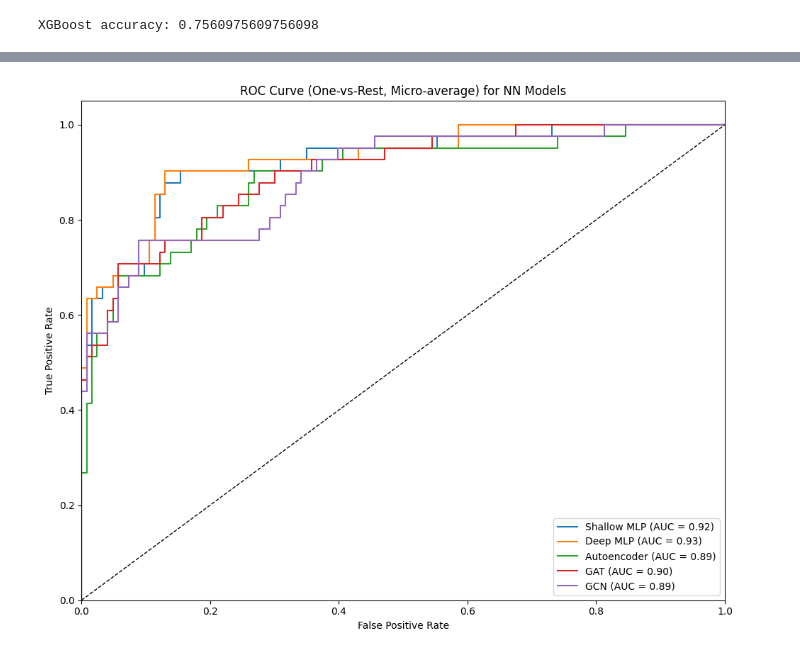
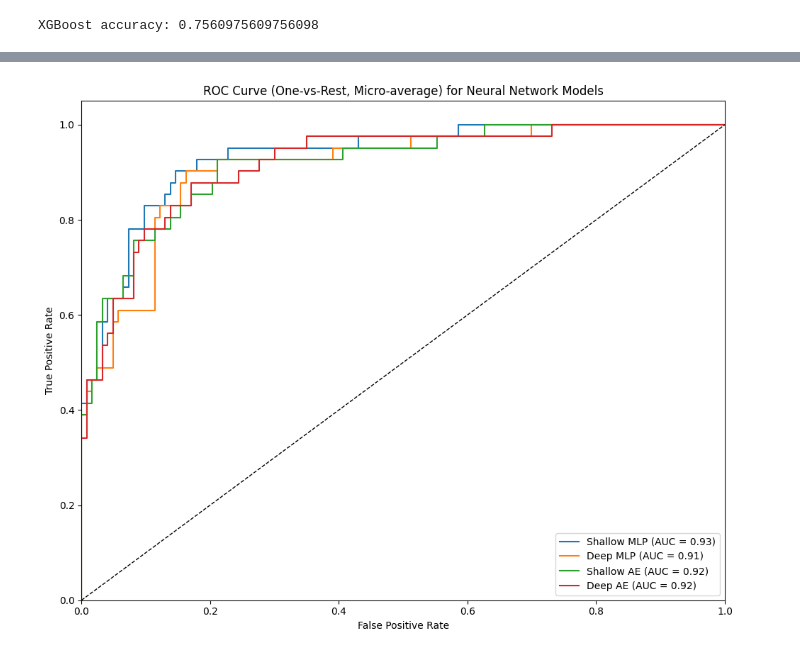
Before and after one commit to Shahriar1638/Multi-omics-Cancer-subtype, a Jupyter notebook: Mofa_with_3Omics_bestScore.ipynb, the cells around one changed output, grey strips where cells are left out. Cells and saved outputs as stored; diff of their text form; code cells hidden in the pictures.

```diff
--- a/Mofa_with_3Omics_bestScore.ipynb
+++ b/Mofa_with_3Omics_bestScore.ipynb
@@ -238,7 +169,7 @@ Phenotype data contains 3960 null values.
 expression_data_log = np.log2(expression_data + 1)
 
 # Z-score standardization
-selector_expr = VarianceThreshold(threshold=0.05)
+selector_expr = VarianceThreshold(threshold=0.01)
 expression_filtered = pd.DataFrame(
     selector_expr.fit_transform(expression_data_log.T).T,
     index=expression_data_log.index[selector_expr.get_support()],
@@ -251,7 +182,7 @@ expression_data_scaled = expression_filtered.copy()
 # Methylation data preprocessing -------------------------------------------------->
 
 # Drop probes with more than 20% missing values
-methylation_data = methylation_data.dropna(thresh=0.75 * methylation_data.shape[1], axis=0)
+methylation_data = methylation_data.dropna(thresh=0.8* methylation_data.shape[1], axis=0)
 
 # Convert beta values to M-values
 epsilon = 1e-6
@@ -259,7 +190,7 @@ methylation_beta = methylation_data.clip(epsilon, 1 - epsilon)
 methylation_m_values = np.log2(methylation_beta / (1 - methylation_beta))
 
 # Remove low-variance methylation probes
-selector = VarianceThreshold(threshold=0.05)
+selector = VarianceThreshold(threshold=0.01)
 methylation_filtered = pd.DataFrame(
     selector.fit_transform(methylation_m_values.T).T,
     index=methylation_m_values.index[selector.get_support()],
@@ -271,15 +202,14 @@ methylation_scaled = methylation_filtered.copy()
 # Copy number data preprocessing -------------------------------------------------->
 
 # Drop genes with >20% missing values
-gene_missing_threshold = 0.2
 copy_number_data_filtered = copy_number_data.loc[
-    copy_number_data.isnull().mean(axis=1) < gene_missing_threshold
+    copy_number_data.isnull().mean(axis=1) < 0.2
 ]
 # # Cap values to biologically plausible range
 # copy_number_imputed = copy_number_data_filtered
-cnv_clipped = copy_number_data_filtered.clip(lower=0.01, upper=6)
+cnv_clipped = copy_number_data_filtered.clip(lower=0.05, upper=6)
 log_cnv = np.log2(cnv_clipped / 2)
-cnv_selector = VarianceThreshold(threshold=0.05)
+cnv_selector = VarianceThreshold(threshold=0.01)
 copy_number_scaled = pd.DataFrame(
     cnv_selector.fit_transform(log_cnv.T).T,
     index=log_cnv.index[cnv_selector.get_support()],
@@ -1502,42 +1191,40 @@ import numpy as np
 nn_models = [
     ('Shallow MLP', logits_shallow, y_true_shallow),
     ('Deep MLP', logits_deep, y_true_deep),
-    ('Autoencoder', logits_ae, y_true_ae),
-    ('GAT', logits_gat[mask_test], y_true_gat),
-    ('GCN', logits_gcn[mask_test], y_true_gcn)
+    ('Shallow AE', logits_shallow_ae, y_true_ae),
+    ('Deep AE', logits_deep_ae, y_true_ae)
  ]
 
 plt.figure(figsize=(10, 8))
 for name, logits, y_true in nn_models:
     try:
         # Convert logits to probabilities
-        y_pred_proba = np.exp(logits.cpu().numpy())
-        y_pred_proba = y_pred_proba / y_pred_proba.sum(axis=1, keepdims=True)
+        y_pred_proba = F.softmax(logits, dim=1).cpu().numpy()
         classes = np.unique(y_true)
         y_test_bin = label_binarize(y_true, classes=classes)
         n_classes = y_test_bin.shape[1]
         # Compute ROC curve and AUC for each class
         fpr = dict()
         tpr = dict()
         roc_auc = dict()
         for i in range(n_classes):
             fpr[i], tpr[i], _ = roc_curve(y_test_bin[:, i], y_pred_proba[:, i])
             roc_auc[i] = auc(fpr[i], tpr[i])
         # Compute micro-average ROC curve and AUC
         fpr['micro'], tpr['micro'], _ = roc_curve(y_test_bin.ravel(), y_pred_proba.ravel())
         roc_auc['micro'] = auc(fpr['micro'], tpr['micro'])
         plt.plot(fpr['micro'], tpr['micro'], label=f'{name} (AUC = {roc_auc["micro"]:.2f})')
     except Exception as e:
         print(f"Could not plot ROC for {name}: {e}")
 
 plt.plot([0, 1], [0, 1], 'k--', lw=1)
 plt.xlim([0.0, 1.0])
 plt.ylim([0.0, 1.05])
 plt.xlabel('False Positive Rate')
 plt.ylabel('True Positive Rate')
-plt.title('ROC Curve (One-vs-Rest, Micro-average) for NN Models')
+plt.title('ROC Curve (One-vs-Rest, Micro-average) for Neural Network Models')
 plt.legend(loc='lower right')
 plt.tight_layout()
 plt.show()
 # %% [output]
-[figure, old version]
+[figure, new version]
```
Also changed, not shown: parts of 25 cells of this notebook, 14 other files.
